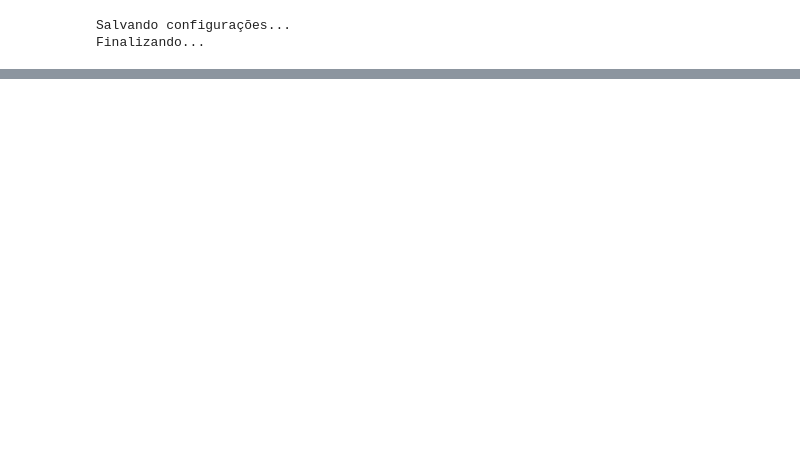
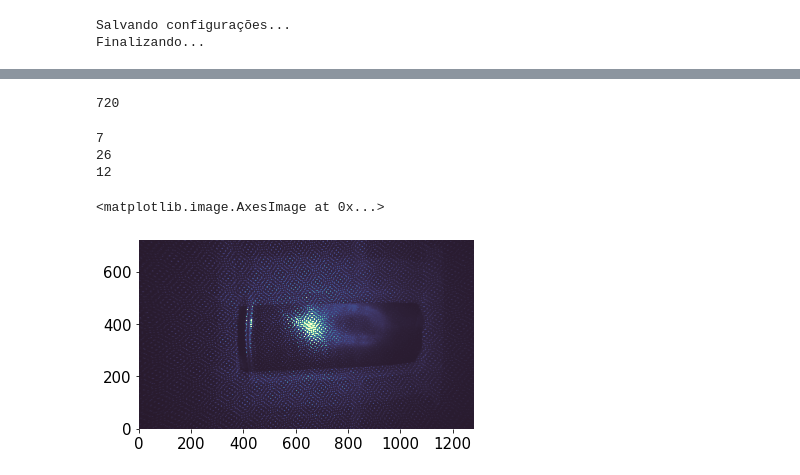
Before and after one commit to antunsz/projeto-ovni, a Jupyter notebook: Coleta de imagens.ipynb, the cells around one changed output, grey strips where cells are left out. Saved outputs shown, nothing was run; the diff lists cells and outputs as text; code cells hidden in the pictures; blank space fills up the shorter version.

```diff
--- a/Coleta de imagens.ipynb
+++ b/Coleta de imagens.ipynb
@@ -15,8 +20,23 @@ len(a_rgb.data['data'])
 # %%
 np.array(a_rgb.data['data'][0]['image'])
 # %%
-a_depth = Analysis('28-12-2021_0_depth.data', path="C:/Users/tobi_/OneDrive/Área de Trabalho/projeto-ovni/data/")
+a_depth = Analysis('19-01-2022_infrared.data', path="C:/Users/tobi_/OneDrive/Área de Trabalho/projeto-ovni/data/")
 # %%
-len(a_depth.data['data'])
+len(a_depth.data['data'][0]['image'])
+# %% [output]
+720
 # %%
-np.array(a_depth.data['data'][0]['image'])
+print(np.array(a_depth.data['data'][0]['image'])[245][110])
+print(np.array(a_depth.data['data'][0]['image'])[394][243])
+print(np.array(a_depth.data['data'][0]['image'])[152][297])
+# %% [output]
+7
+26
+12
+# %%
+distance = np.array(a_depth.data['data'][0]['image']) * 0.00096
+matplotlib.pyplot.imshow(distance)
+#list(distance[400])
+# %% [output]
+<matplotlib.image.AxesImage at 0x...>
+[figure, added]
```
Also changed, not shown: parts of 4 cells of this notebook, 4 other files.
